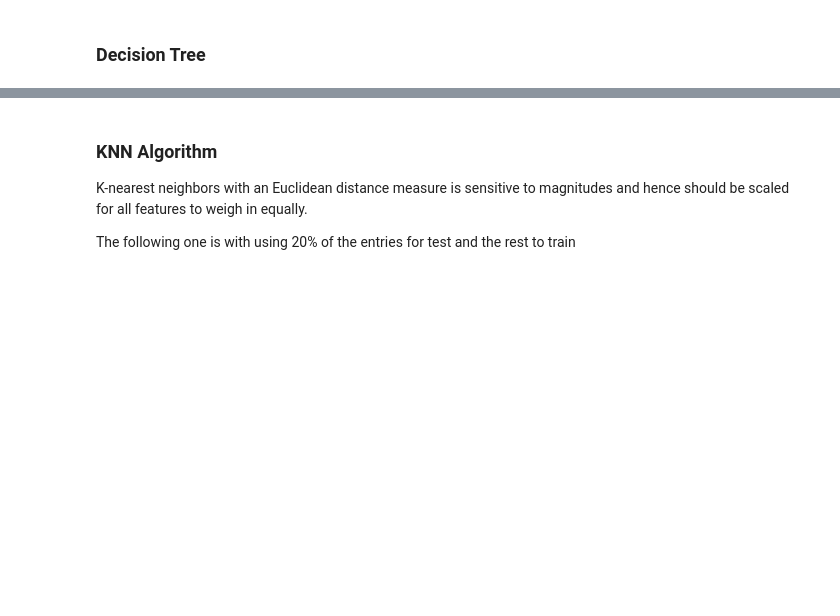
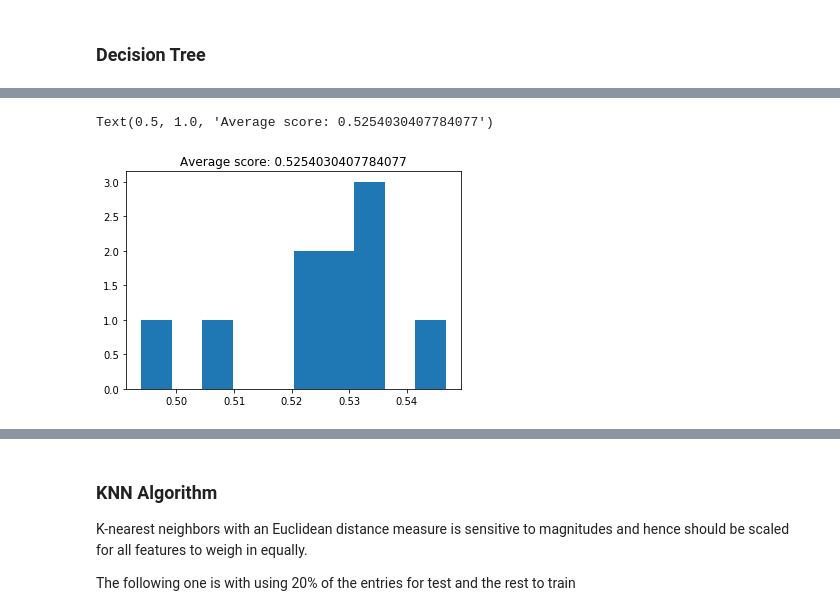
Before and after one commit to Revuj/FEUP-IART-PROJ2, a Jupyter notebook: dataMining.ipynb, the cells around one changed output, grey strips where cells are left out. Drawn from its saved outputs; the diff is of its cells as text; code cells hidden in the pictures; blank space fills up the shorter version.

```diff
--- a/dataMining.ipynb
+++ b/dataMining.ipynb
@@ -160,3 +166,17 @@ plt.title('Average score: {}'.format(np.mean(cv_scores)))
+# %%
+## MINIFIED
+
+
+StratifiedKFold(n_splits=10)
+
+decision_tree_classifier = DecisionTreeClassifier(max_depth=2)
+
+cv_scores = cross_val_score(decision_tree_classifier, features_min, labels, cv=10)
+plt.hist(cv_scores)
+plt.title('Average score: {}'.format(np.mean(cv_scores)))
+# %% [output]
+Text(0.5, 1.0, 'Average score: 0.5254030407784077')
+[figure, added]
 # %%
 from sklearn.model_selection import GridSearchCV
 
```
Also changed, not shown: parts of 30 cells of this notebook, 48 other files.
